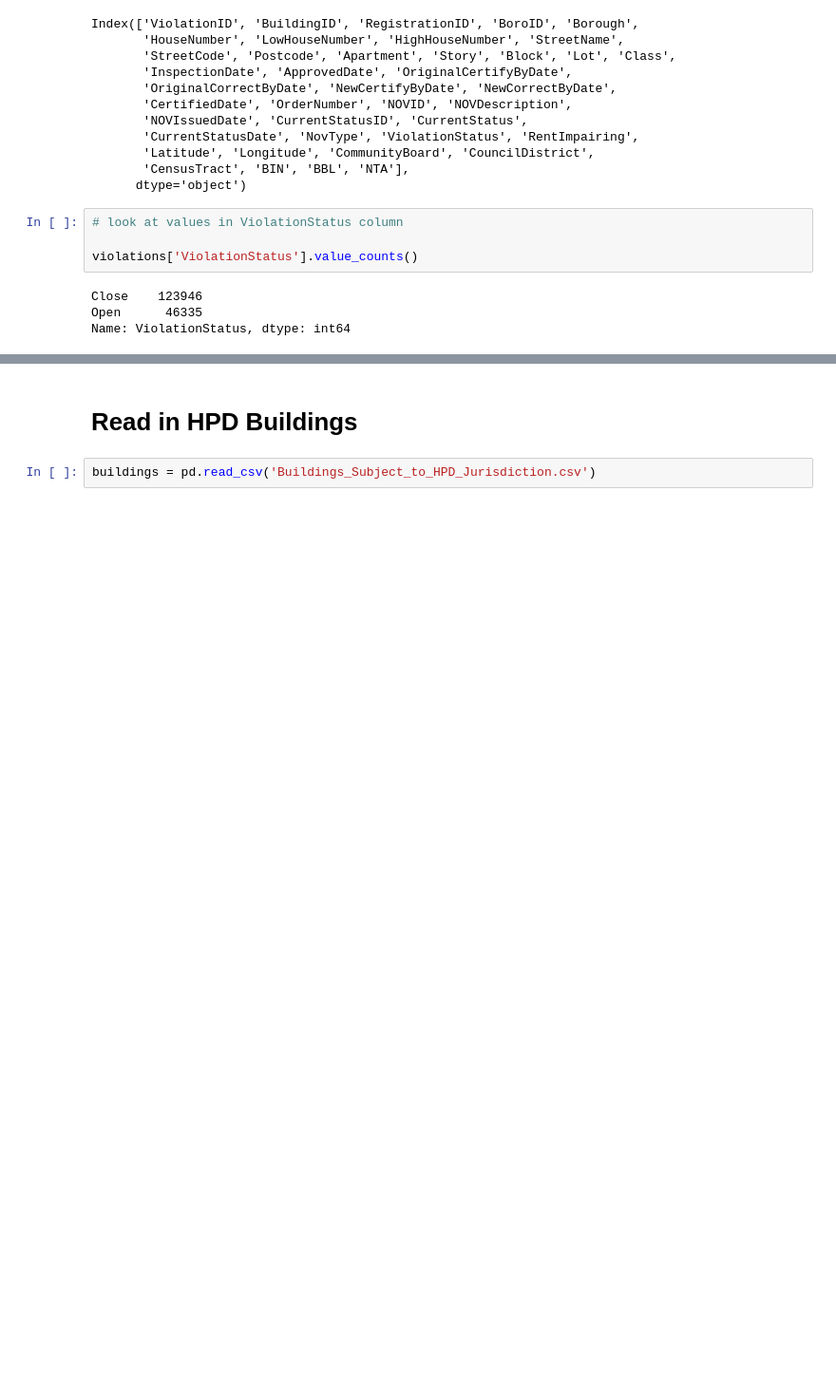
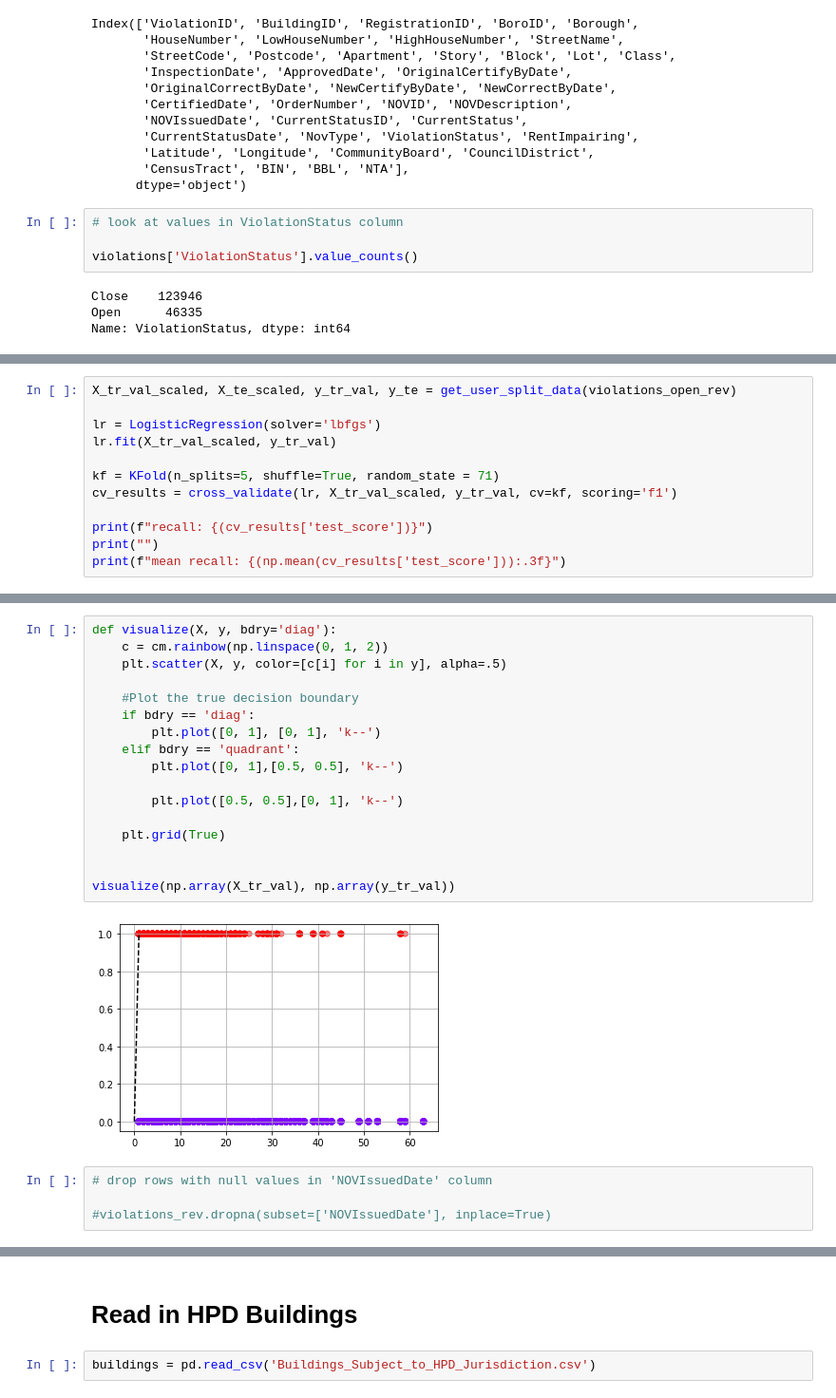
Before and after one commit to chloebs4590/Metis-Classification, a Jupyter notebook: classification_project.ipynb, the cells around one changed output, grey strips where cells are left out. Shown at 95% size. Saved outputs shown, nothing was run; the diff lists cells and outputs as text; blank space fills up the shorter version.

```diff
--- a/classification_project.ipynb
+++ b/classification_project.ipynb
@@ -301,0 +315,12 @@ violations_closed_no_outs = violations_closed_no_outs[['BuildingID','BoroID','Po
+# %%
+X_tr_val_scaled, X_te_scaled, y_tr_val, y_te = get_user_split_data(violations_open_rev)
+
+lr = LogisticRegression(solver='lbfgs')
+lr.fit(X_tr_val_scaled, y_tr_val)
+
+kf = KFold(n_splits=5, shuffle=True, random_state = 71)
+cv_results = cross_validate(lr, X_tr_val_scaled, y_tr_val, cv=kf, scoring='f1')
+
+print(f"recall: {(cv_results['test_score'])}")
+print("")
+print(f"mean recall: {(np.mean(cv_results['test_score'])):.3f}")
@@ -301,0 +347,23 @@ violations_closed_no_outs = violations_closed_no_outs[['BuildingID','BoroID','Po
+# %%
+def visualize(X, y, bdry='diag'):
+    c = cm.rainbow(np.linspace(0, 1, 2))
+    plt.scatter(X, y, color=[c[i] for i in y], alpha=.5)
+
+    #Plot the true decision boundary
+    if bdry == 'diag':
+        plt.plot([0, 1], [0, 1], 'k--')
+    elif bdry == 'quadrant':
+        plt.plot([0, 1],[0.5, 0.5], 'k--')
+
+        plt.plot([0.5, 0.5],[0, 1], 'k--')
+
+    plt.grid(True)
+
+
+visualize(np.array(X_tr_val), np.array(y_tr_val))
+# %% [output]
+[figure, added]
+# %%
+# drop rows with null values in 'NOVIssuedDate' column
+
+#violations_rev.dropna(subset=['NOVIssuedDate'], inplace=True)
```
Also changed, not shown: parts of 59 cells of this notebook.
